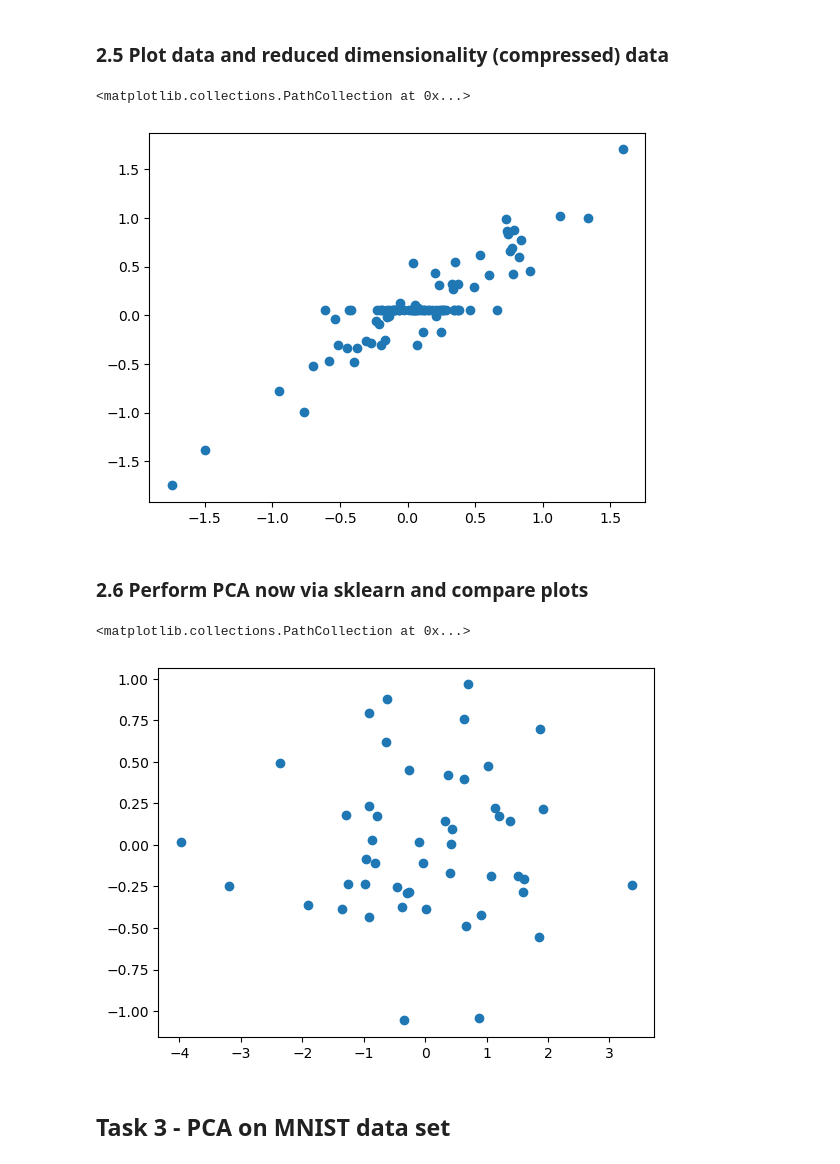
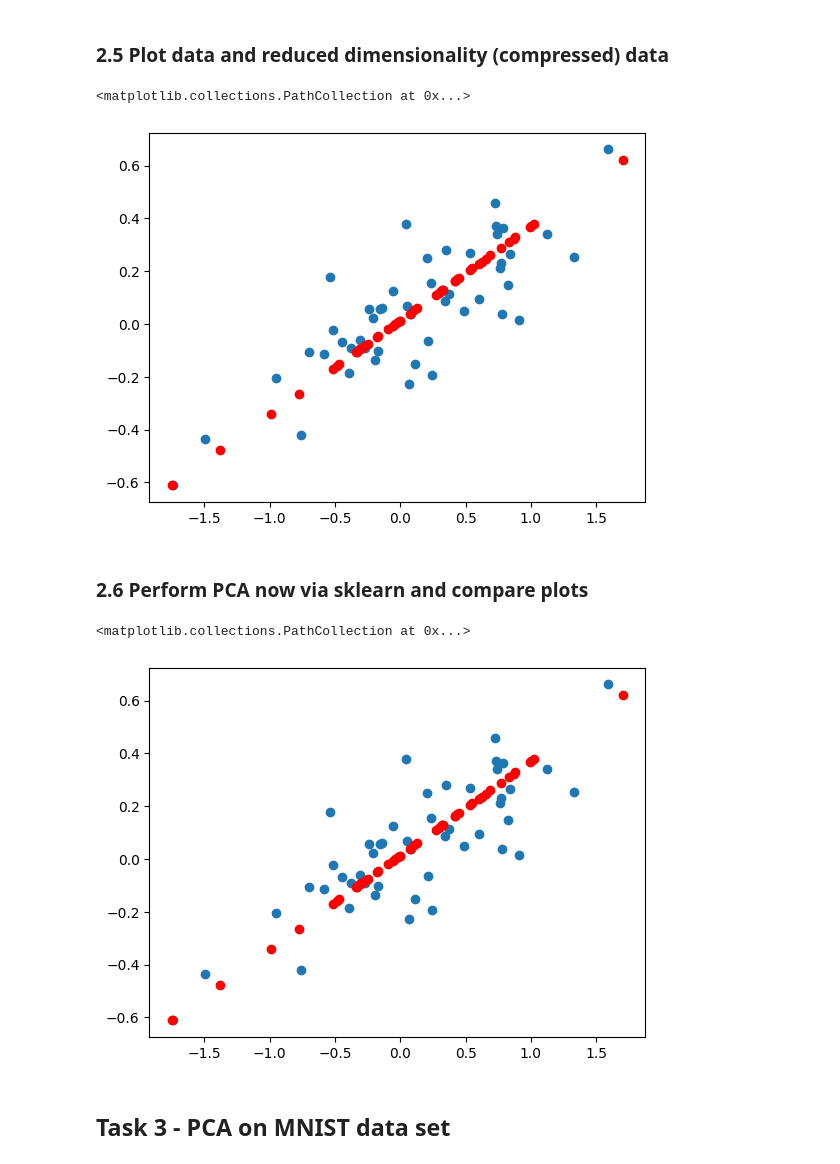
Before and after one commit to Oscilous/SDU-IML, a Jupyter notebook: 4. PCA and DBSCAN/Exercise_4.ipynb, the cells around one changed output. Drawn from its saved outputs; the diff is of its cells as text; code cells hidden in the pictures.

```diff
--- a/4. PCA and DBSCAN/Exercise_4.ipynb
+++ b/4. PCA and DBSCAN/Exercise_4.ipynb
@@ -196,22 +198,22 @@ X_rec_it = scaler.inverse_transform(X_rec)
 ### 2.5 Plot data and reduced dimensionality (compressed) data
 # %%
 plt.scatter(x = X[:,0] , y = X[:,1])
+plt.scatter(x = X_rec_it[:,0] , y = X_rec_it[:,1], c = "red")
 # %% [output]
 <matplotlib.collections.PathCollection at 0x...>
-[figure, old version]
+[figure, new version]
 # %% [markdown]
 ### 2.6 Perform PCA now via sklearn and compare plots
 # %%
-data_original = StandardScaler().fit_transform(data_original)
-pca = PCA()
-result = pca.fit_transform(data_original)
-# The sign of eigen vectors that might change
-pc1 = - result[:,0]
-pc2 = - result[:,1]
-plt.scatter(pc1, pc2)
+pca = PCA(n_components= 1)
+Z = pca.fit_transform(X_norm)
+X_new = pca.inverse_transform(Z)
+X_new_it = scaler.inverse_transform(X_new)
+plt.scatter(x = X[:,0] , y = X[:,1])
+plt.scatter(X_new_it[:,0], X_new_it[:,1], c= "red")
 # %% [output]
 <matplotlib.collections.PathCollection at 0x...>
-[figure, old version]
+[figure, new version]
 # %% [markdown]
 ## Task 3 - PCA on MNIST data set
 # %% [markdown]
```
Also changed, not shown: parts of 10 cells of this notebook.
